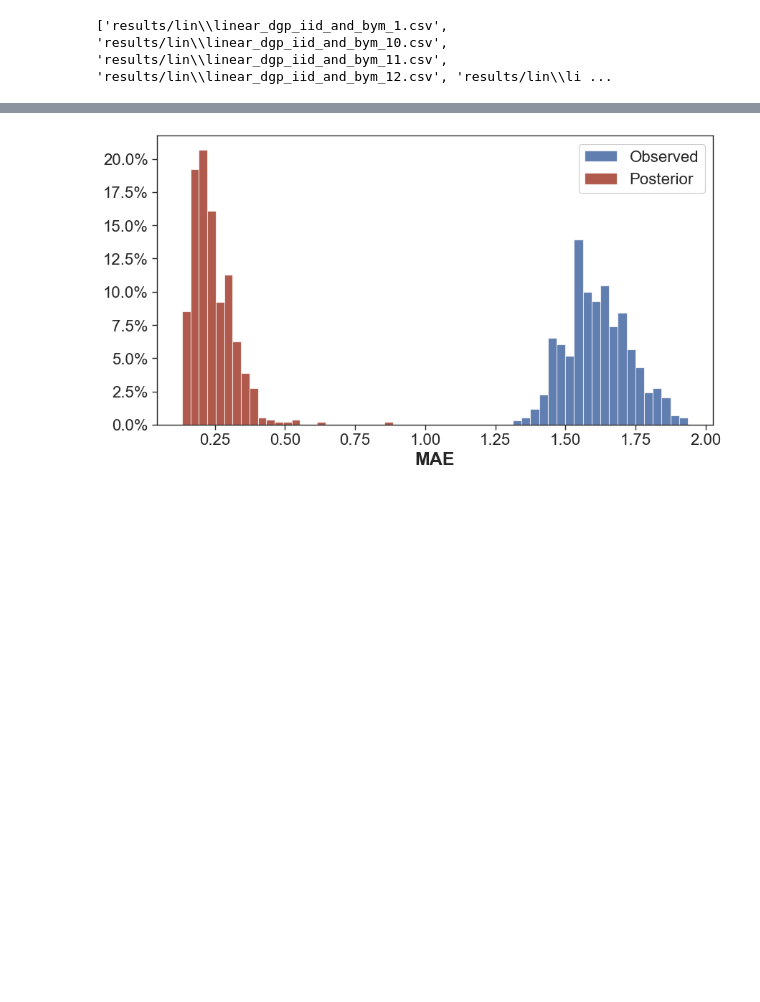
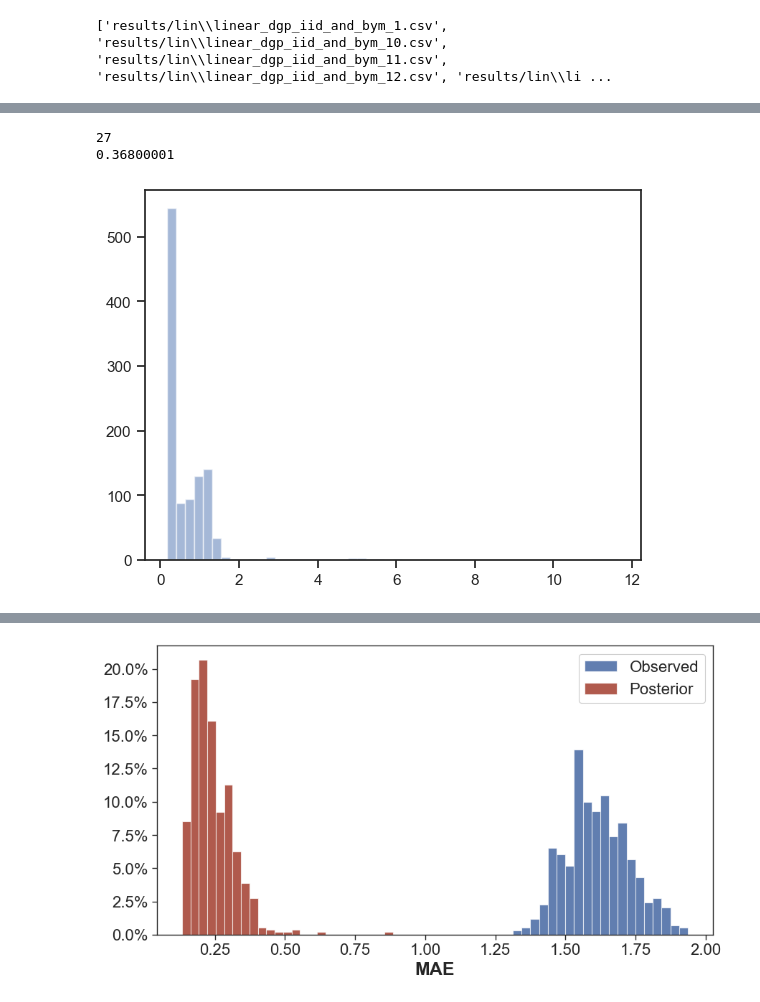
Before and after one commit to barwein/BayesProxyNets, a Jupyter notebook: Simulations/Sim_results_analysis.ipynb, the cells around one changed output, grey strips where cells are left out. Cells and saved outputs as stored; diff of their text form; code cells hidden in the pictures; blank space fills up the shorter version.

```diff
--- a/Simulations/Sim_results_analysis.ipynb
+++ b/Simulations/Sim_results_analysis.ipynb
@@ -92,4 +92,15 @@ type               object
 abs_bias          float64
 ci_length         float64
 dtype: object
+# %%
+plt.hist(combined_df[combined_df['type'] == '3S']['MAE'], bins=50, alpha=0.5, label='Observed')
+
+err_mask = (combined_df['type'].values == '3S') & (combined_df['MAE'].values > 2)
+print(err_mask.sum())
+
+print(combined_df[combined_df['type'] == '3S']['MAE'].median())
+# %% [output]
+27
+0.36800001
+[figure, added]
 # %%
```
Also changed, not shown: parts of 9 cells of this notebook, 26 other files.
